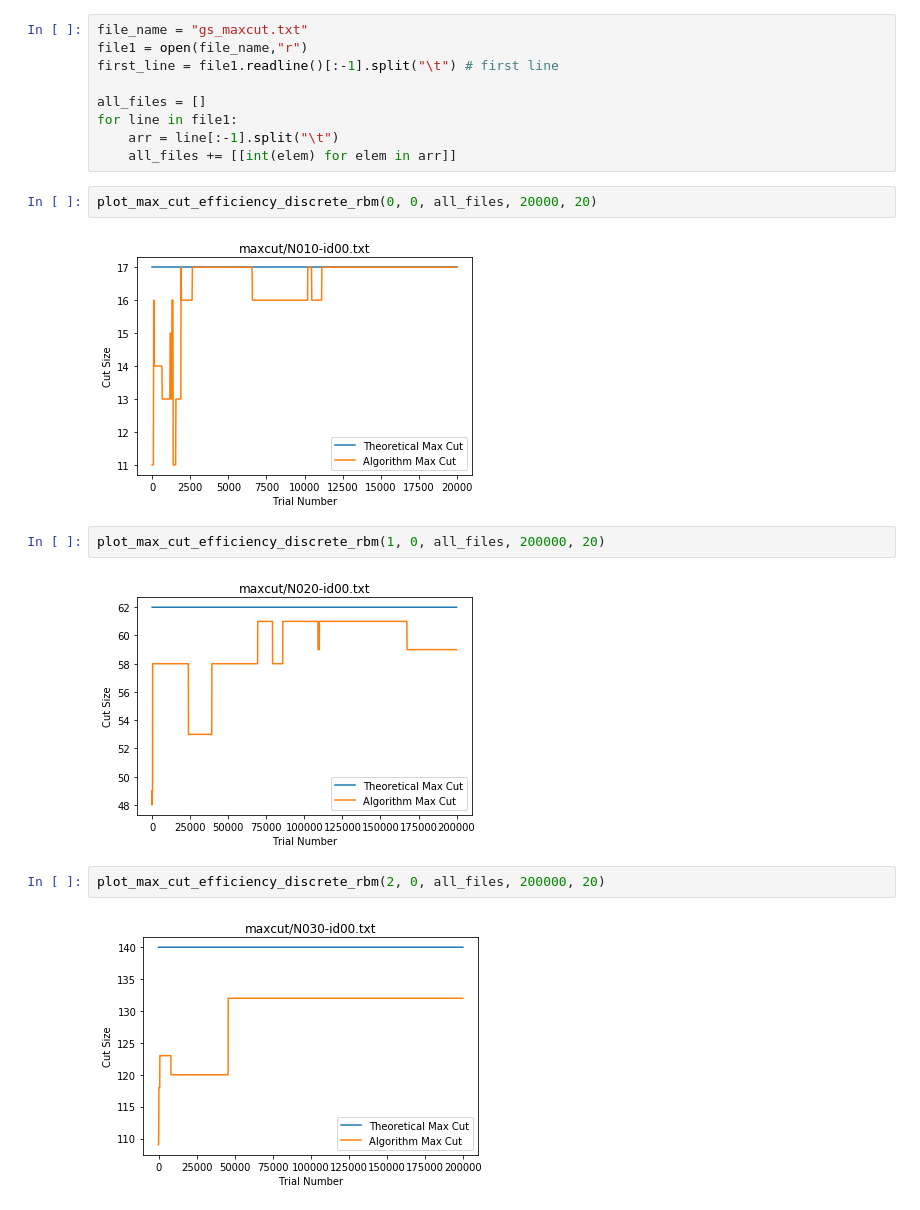
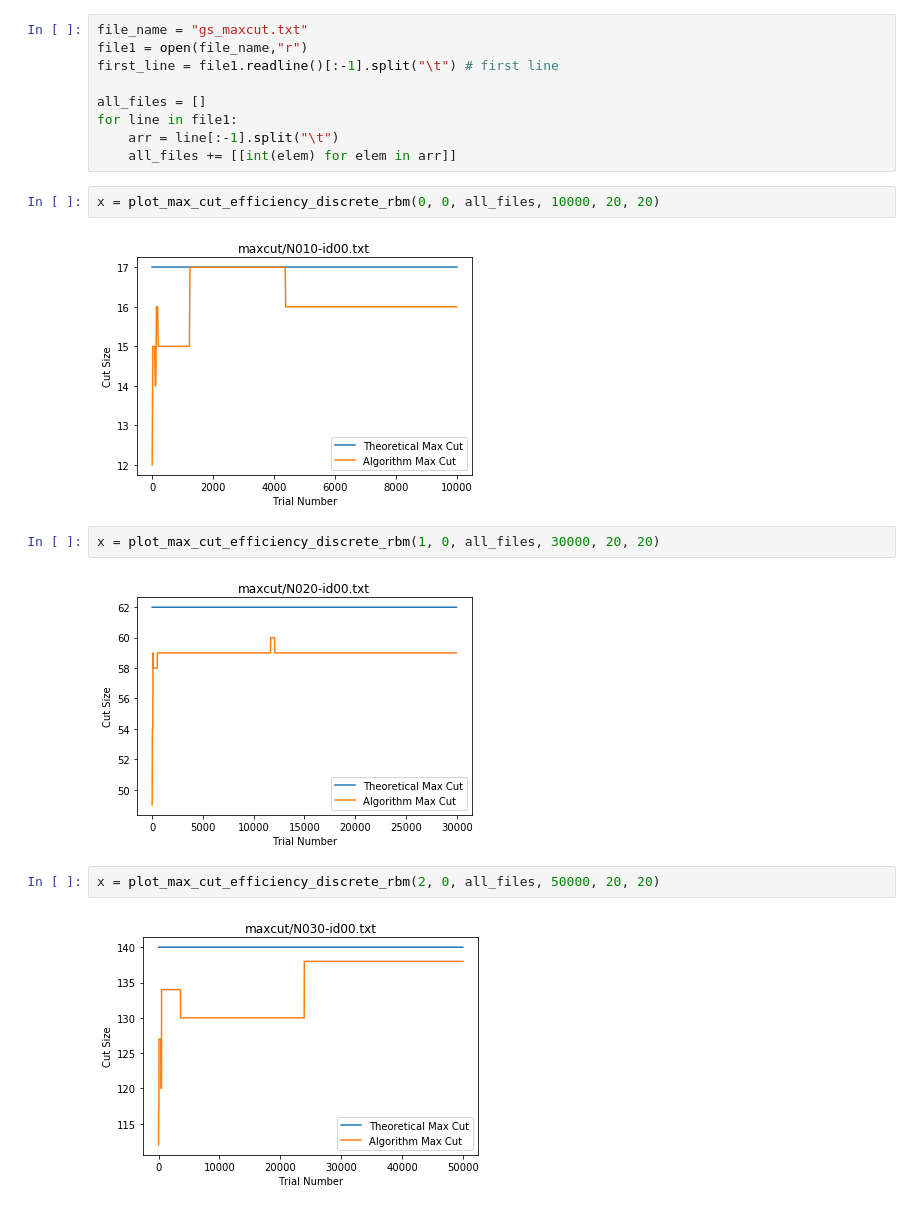
Before and after one commit to lili-chen/ising-optimization-rbm, a Jupyter notebook: performance_with_trial_number-rbm-discrete.ipynb, the cells around one changed output. Drawn from its saved outputs; the diff is of its cells as text.

```diff
--- a/performance_with_trial_number-rbm-discrete.ipynb
+++ b/performance_with_trial_number-rbm-discrete.ipynb
@@ -10,15 +10,15 @@ for line in file1:
     arr = line[:-1].split("\t")
     all_files += [[int(elem) for elem in arr]]
 # %%
-plot_max_cut_efficiency_discrete_rbm(0, 0, all_files, 20000, 20)
+x = plot_max_cut_efficiency_discrete_rbm(0, 0, all_files, 10000, 20, 20)
 # %% [output]
-[figure, old version]
+[figure, new version]
 # %%
-plot_max_cut_efficiency_discrete_rbm(1, 0, all_files, 200000, 20)
+x = plot_max_cut_efficiency_discrete_rbm(1, 0, all_files, 30000, 20, 20)
 # %% [output]
-[figure, old version]
+[figure, new version]
 # %%
-plot_max_cut_efficiency_discrete_rbm(2, 0, all_files, 200000, 20)
+x = plot_max_cut_efficiency_discrete_rbm(2, 0, all_files, 50000, 20, 20)
 # %% [output]
-[figure, old version]
+[figure, new version]
 # %%
```
Also changed, not shown: parts of 12 cells of this notebook, 10 other files.
